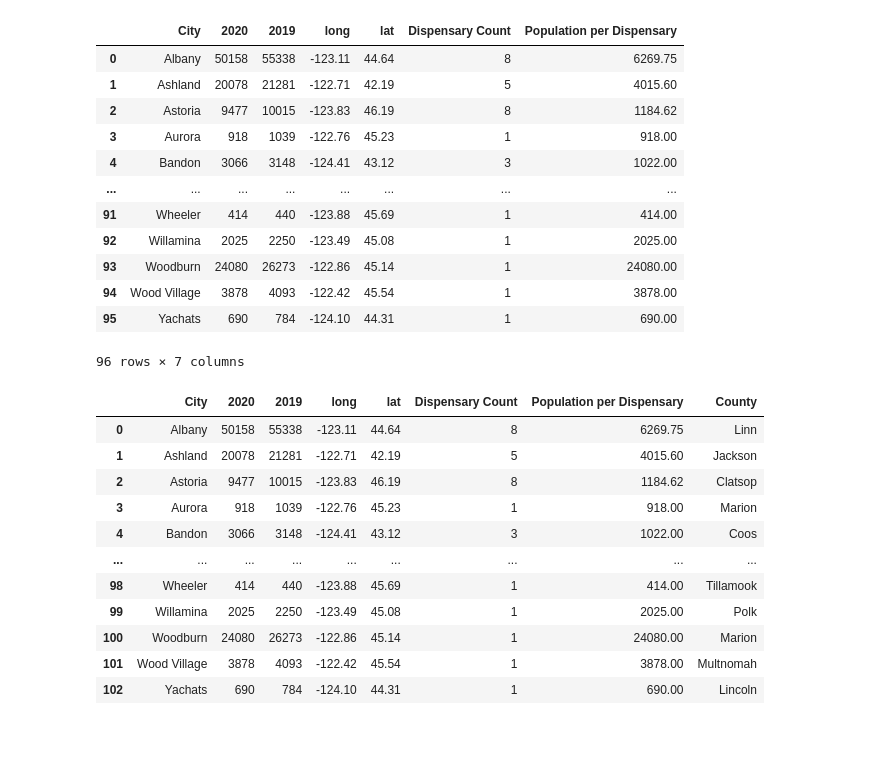
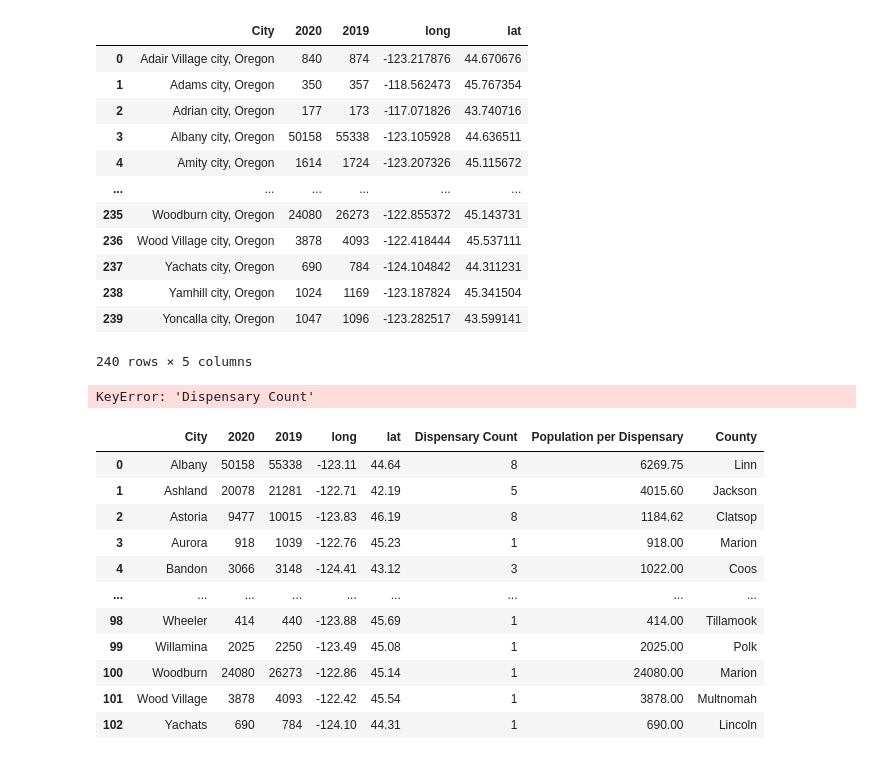
Before and after one commit to theesacker/Cannabis-Opportunity-Analysis, a Jupyter notebook: python/leos_notebook.ipynb, the cells around one changed output. Cells and saved outputs as stored; diff of their text form; code cells hidden in the pictures.

```diff
--- a/python/leos_notebook.ipynb
+++ b/python/leos_notebook.ipynb
@@ -33,22 +31,27 @@ city_dispo_county =  pd.read_csv(city_dispo_county_csv)
+# %%
+city_dispo_county = city_coords_df.rename(columns={"Geographic Area": "City"})
+city_dispo_county
+# %% [output]
+|  | City | 2020 | 2019 | long | lat |
+| 0 | Adair Village city, Oregon | 840 | 874 | -123.217876 | 44.670676 |
+| 1 | Adams city, Oregon | 350 | 357 | -118.562473 | 45.767354 |
+| 2 | Adrian city, Oregon | 177 | 173 | -117.071826 | 43.740716 |
+| 3 | Albany city, Oregon | 50158 | 55338 | -123.105928 | 44.636511 |
+| 4 | Amity city, Oregon | 1614 | 1724 | -123.207326 | 45.115672 |
+| ... | ... | ... | ... | ... | ... |
+| 235 | Woodburn city, Oregon | 24080 | 26273 | -122.855372 | 45.143731 |
+| 236 | Wood Village city, Oregon | 3878 | 4093 | -122.418444 | 45.537111 |
+| 237 | Yachats city, Oregon | 690 | 784 | -124.104842 | 44.311231 |
+| 238 | Yamhill city, Oregon | 1024 | 1169 | -123.187824 | 45.341504 |
+| 239 | Yoncalla city, Oregon | 1047 | 1096 | -123.282517 | 43.599141 |
+240 rows × 5 columns
 # %%
 city_dispo_county["2019"] = city_dispo_county["2019"].str.replace(',','')
 city_dispo_county["2020"] = city_dispo_county["2020"].str.replace(',','')
 city_dispo_county["Population per Dispensary"] = city_dispo_county["2020"].astype("float") / city_dispo_county["Dispensary Count"]
 city_dispo_county
 # %% [output]
-|  | City | 2020 | 2019 | long | lat | Dispensary Count | Population per Dispensary |
-| 0 | Albany | 50158 | 55338 | -123.11 | 44.64 | 8 | 6269.75 |
-| 1 | Ashland | 20078 | 21281 | -122.71 | 42.19 | 5 | 4015.60 |
-| 2 | Astoria | 9477 | 10015 | -123.83 | 46.19 | 8 | 1184.62 |
-| 3 | Aurora | 918 | 1039 | -122.76 | 45.23 | 1 | 918.00 |
-| 4 | Bandon | 3066 | 3148 | -124.41 | 43.12 | 3 | 1022.00 |
-| ... | ... | ... | ... | ... | ... | ... | ... |
-| 91 | Wheeler | 414 | 440 | -123.88 | 45.69 | 1 | 414.00 |
-| 92 | Willamina | 2025 | 2250 | -123.49 | 45.08 | 1 | 2025.00 |
-| 93 | Woodburn | 24080 | 26273 | -122.86 | 45.14 | 1 | 24080.00 |
-| 94 | Wood Village | 3878 | 4093 | -122.42 | 45.54 | 1 | 3878.00 |
-| 95 | Yachats | 690 | 784 | -124.10 | 44.31 | 1 | 690.00 |
-96 rows × 7 columns
+KeyError: 'Dispensary Count'
 # %%
 city_dispo_county_merge = city_dispo_county.merge(store_coords_city_county, on="City", how="left")
 city_dispo_county_merge
```
Also changed, not shown: parts of 3 cells of this notebook, 3 other files.
